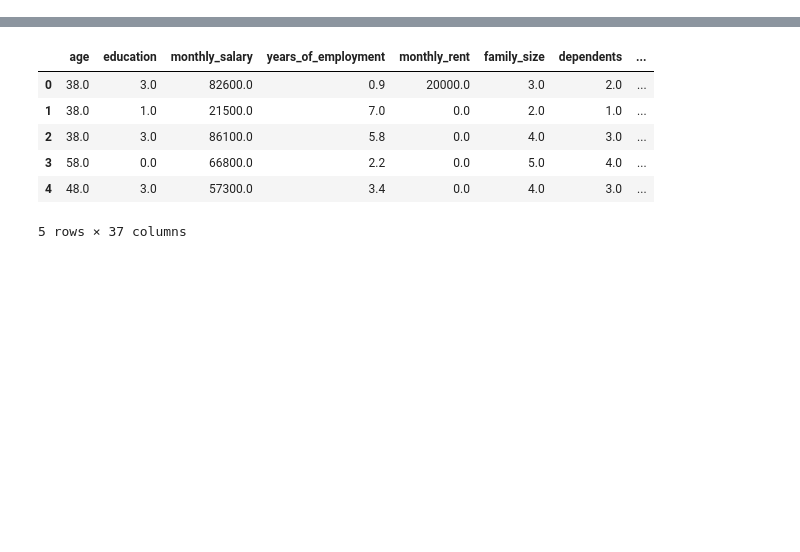
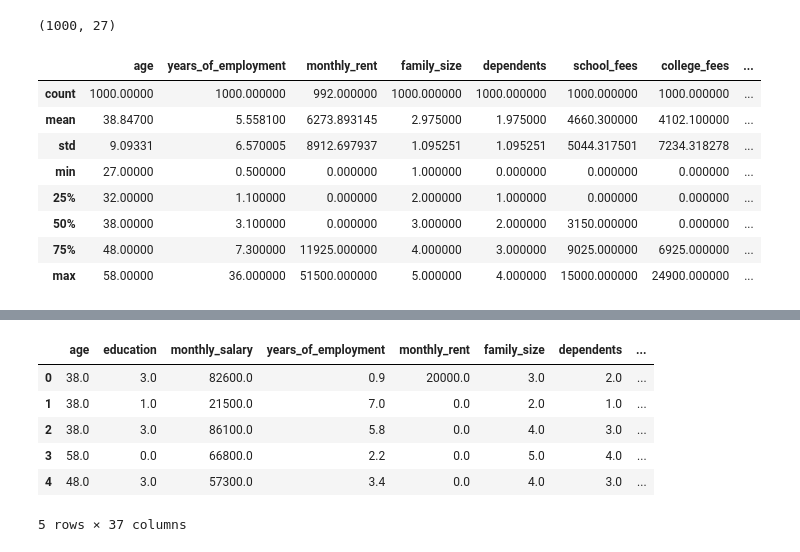
Before and after one commit to Vishal376/Emi-Prediction-App, a Jupyter notebook: emi_train_model.ipynb, the cells around one changed output, grey strips where cells are left out. Cells and saved outputs as stored; diff of their text form; code cells hidden in the pictures; blank space fills up the shorter version.

```diff
--- a/emi_train_model.ipynb
+++ b/emi_train_model.ipynb
@@ -22,0 +30,18 @@ for col in data.columns:
+# %%
+df=pd.DataFrame(data)
+# %%
+df.shape
+# %% [output]
+(1000, 27)
+# %%
+df.describe()
+# %% [output]
+|  | age | years_of_employment | monthly_rent | family_size | dependents | school_fees | college_fees | ... |
+| count | 1000.00000 | 1000.000000 | 992.000000 | 1000.000000 | 1000.000000 | 1000.000000 | 1000.000000 | ... |
+| mean | 38.84700 | 5.558100 | 6273.893145 | 2.975000 | 1.975000 | 4660.300000 | 4102.100000 | ... |
+| std | 9.09331 | 6.570005 | 8912.697937 | 1.095251 | 1.095251 | 5044.317501 | 7234.318278 | ... |
+| min | 27.00000 | 0.500000 | 0.000000 | 1.000000 | 0.000000 | 0.000000 | 0.000000 | ... |
+| 25% | 32.00000 | 1.100000 | 0.000000 | 2.000000 | 1.000000 | 0.000000 | 0.000000 | ... |
+| 50% | 38.00000 | 3.100000 | 0.000000 | 3.000000 | 2.000000 | 3150.000000 | 0.000000 | ... |
+| 75% | 48.00000 | 7.300000 | 11925.000000 | 4.000000 | 3.000000 | 9025.000000 | 6925.000000 | ... |
+| max | 58.00000 | 36.000000 | 51500.000000 | 5.000000 | 4.000000 | 15000.000000 | 24900.000000 | ... |
```
Also changed, not shown: parts of 55 cells of this notebook, 2 other files.
